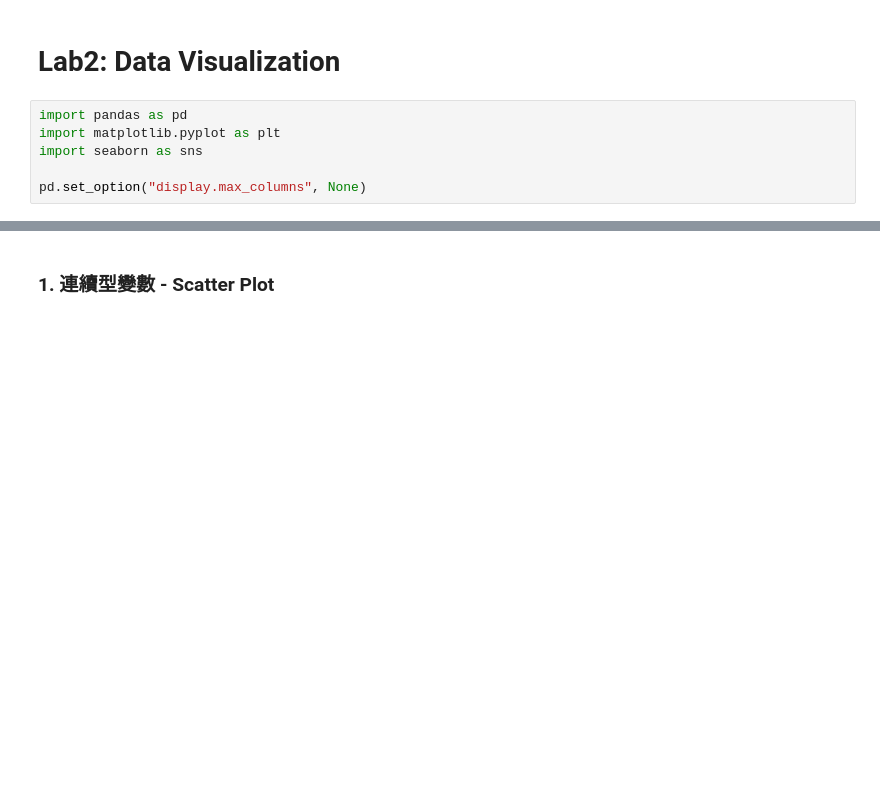
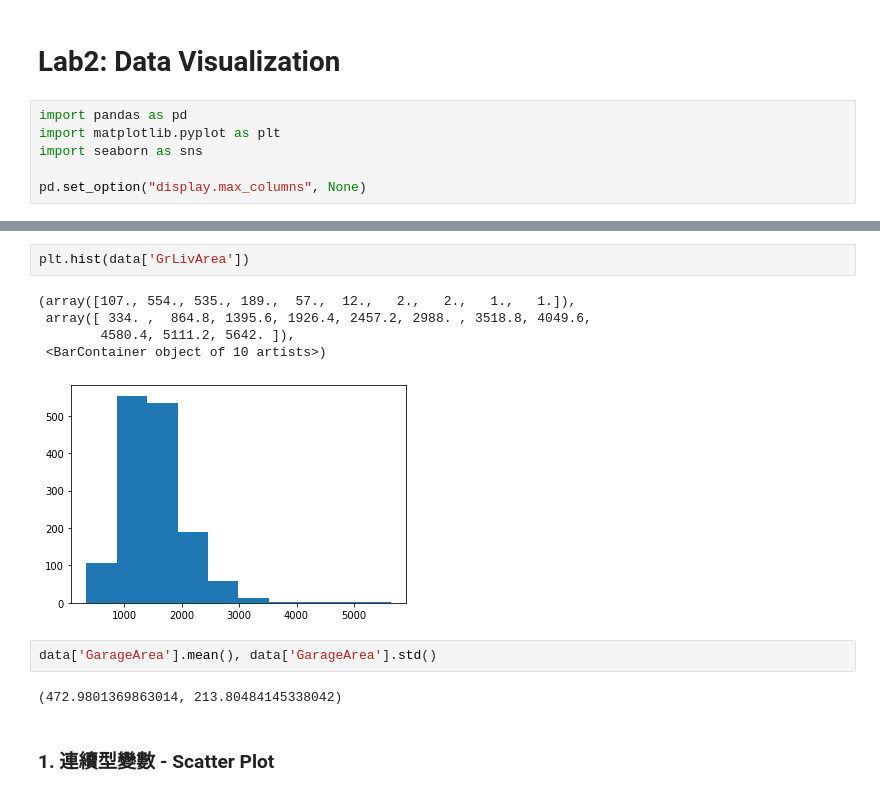
Before and after one commit to Backlu/hands-on-lab-python-and-machine-learning, a Jupyter notebook: Lab_2_Data_Visualization/lab2_visualization.ipynb, the cells around one changed output, grey strips where cells are left out. Drawn from its saved outputs; the diff is of its cells as text; blank space fills up the shorter version.

```diff
--- a/Lab_2_Data_Visualization/lab2_visualization.ipynb
+++ b/Lab_2_Data_Visualization/lab2_visualization.ipynb
@@ -13,3 +20,15 @@ data.head()
+# %%
+plt.hist(data['GrLivArea'])
+# %% [output]
+(array([107., 554., 535., 189.,  57.,  12.,   2.,   2.,   1.,   1.]),
+ array([ 334. ,  864.8, 1395.6, 1926.4, 2457.2, 2988. , 3518.8, 4049.6,
+        4580.4, 5111.2, 5642. ]),
+ <BarContainer object of 10 artists>)
+[figure, added]
+# %%
+data['GarageArea'].mean(), data['GarageArea'].std()
+# %% [output]
+(472.9801369863014, 213.80484145338042)
 # %% [markdown]
 ### 1. 連續型變數 - Scatter Plot
 # %%
```
Also changed, not shown: parts of 5 cells of this notebook, 13 other files.
